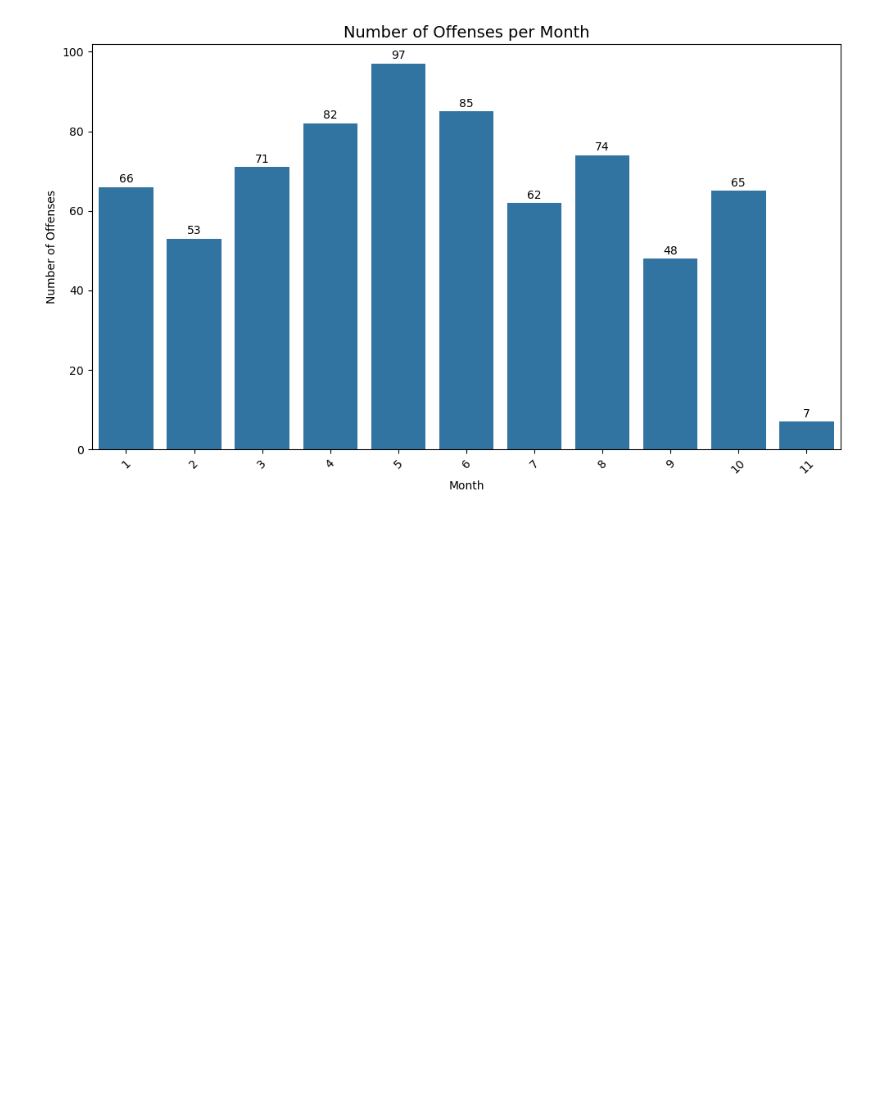
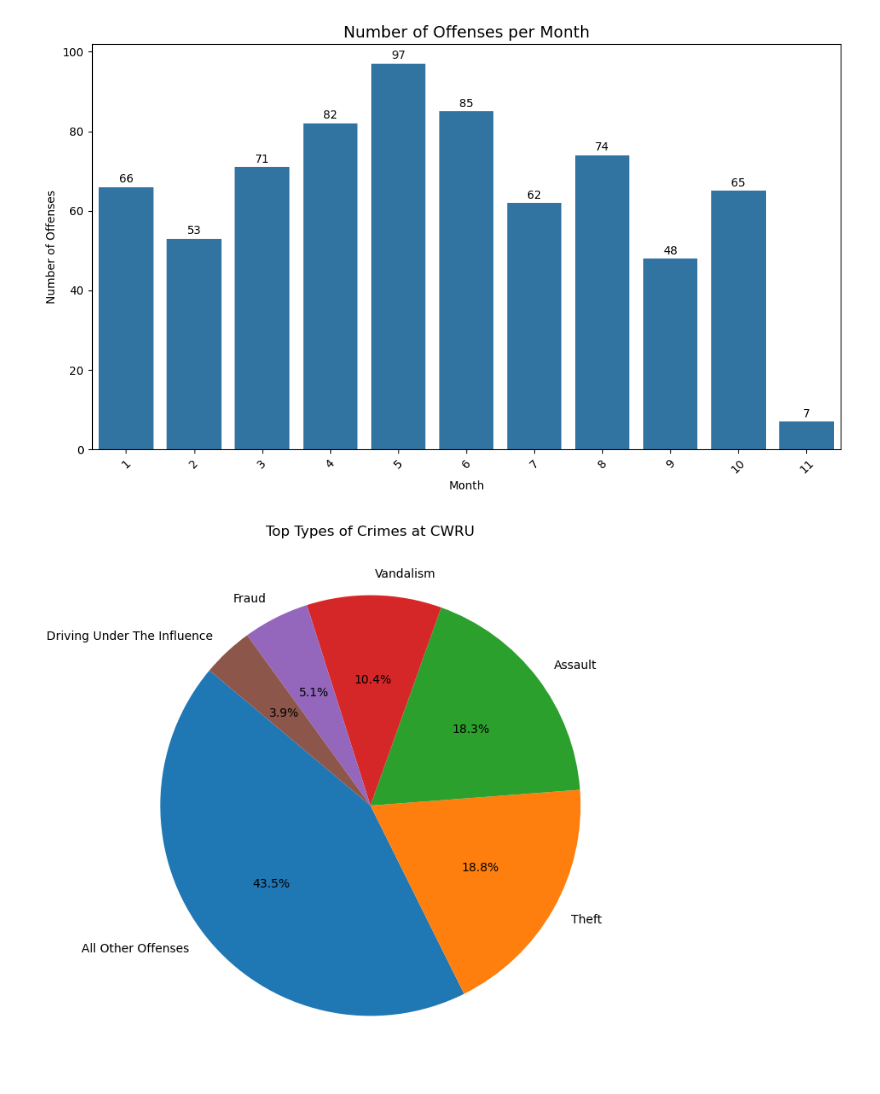
Before and after one commit to GResnik27/VisualizationChallenge, a Jupyter notebook: VisualizationChallenge.ipynb, the cells around one changed output. Cells and saved outputs as stored; diff of their text form; code cells hidden in the pictures; blank space fills up the shorter version.

Commit message:
actually added pie charts

```diff
--- a/VisualizationChallenge.ipynb
+++ b/VisualizationChallenge.ipynb
@@ -82,3 +82,17 @@ plt.tight_layout()
 plt.show()
 # %% [output]
 [figure]
+# %%
+# Types of crimes at CWRU
+top6 = filtered_df['UCRdesc'].value_counts().nlargest(6)
+
+# Compute percentages
+percentages = top6 / top6.sum() * 100
+
+# Create pie chart
+plt.figure(figsize=(8,8))
+plt.pie(percentages, labels=top6.index, autopct='%1.1f%%', startangle=140)
+plt.title('Top Types of Crimes at CWRU')
+plt.show()
+# %% [output]
+[figure, added]
```
Also changed, not shown: parts of 1 cell of this notebook.
